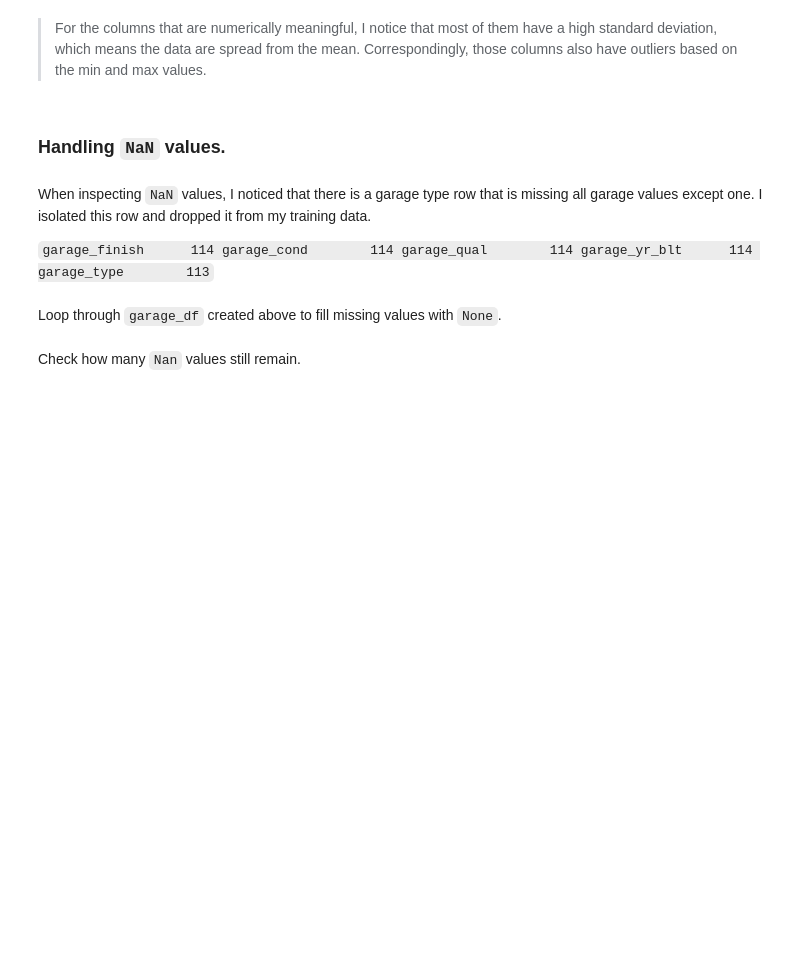
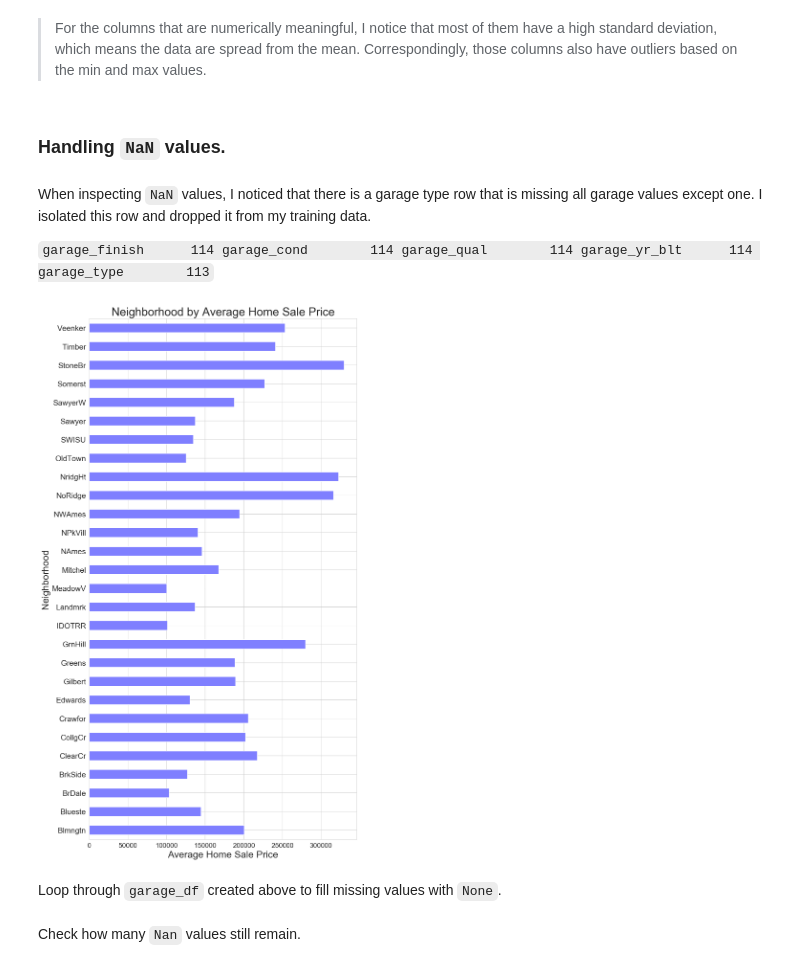
Before and after one commit to mariaflores13/regression-ames-housing-prices, a Jupyter notebook: code/01_Data_Cleaning.ipynb, the cells around one changed output. Drawn from its saved outputs; the diff is of its cells as text; code cells hidden in the pictures; blank space fills up the shorter version.

```diff
--- a/code/01_Data_Cleaning.ipynb
+++ b/code/01_Data_Cleaning.ipynb
@@ -79,4 +79,15 @@ garage_qual        114
 garage_yr_blt      114
 garage_type        113
 `
+# %%
+plt.figure(figsize=(10,20))
+train.groupby('neighborhood')['saleprice'].mean().plot(kind='barh', color = '#7F7FFF')
+plt.title('Neighborhood by Average Home Sale Price', fontsize=24)
+plt.xlabel('Average Home Sale Price', fontsize=20)
+plt.ylabel('Neighborhood', fontsize=20)
+plt.xticks(fontsize=14)
+plt.yticks(fontsize=16)
+plt.savefig('../images/neighborhood_avg_sale_price.png');
+# %% [output]
+[figure, added]
 # %%
```
Also changed, not shown: parts of 2 cells of this notebook, 24 other files.
